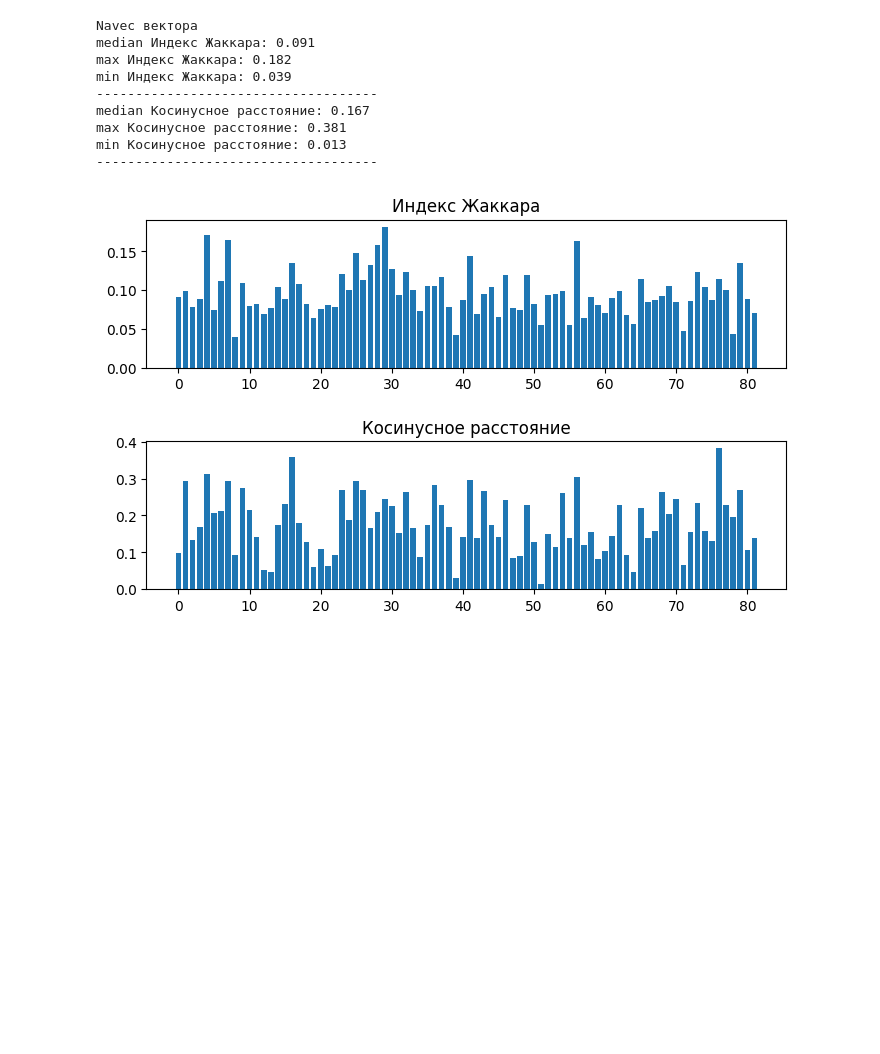
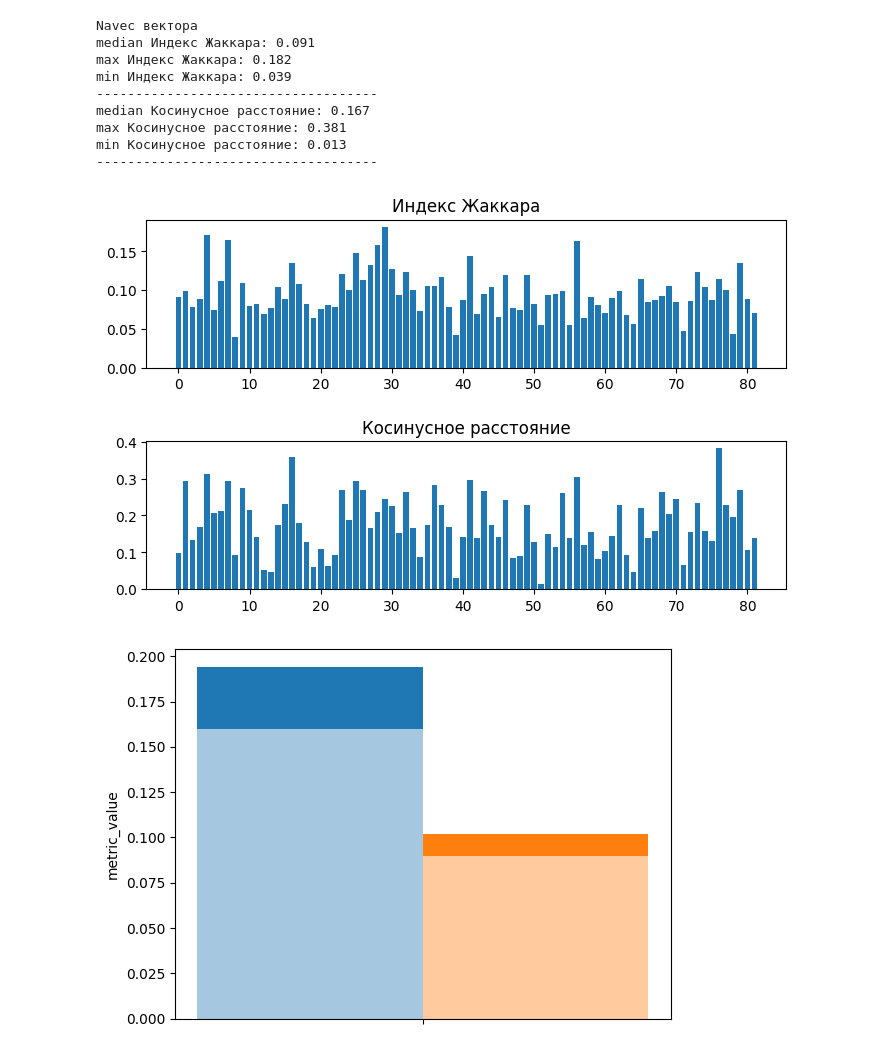
Before and after one commit to okulovsky/grammar_ru, a Jupyter notebook: retell/test_word2vec.ipynb, the cells around one changed output. Drawn from its saved outputs; the diff is of its cells as text; code cells hidden in the pictures; blank space fills up the shorter version.

```diff
--- a/retell/test_word2vec.ipynb
+++ b/retell/test_word2vec.ipynb
@@ -58,14 +61,16 @@ min Косинусное расстояние: 0.028
 # %%
 print("Navec вектора")
 show_statistics_and_bar(navec_jaccard_sim,navec_cos_sim)
+plot_confint(navec_jaccard_sim,navec_cos_sim)
 # %% [output]
 Navec вектора
 median Индекс Жаккара: 0.091
 max Индекс Жаккара: 0.182
 min Индекс Жаккара: 0.039
 ------------------------------------
 median Косинусное расстояние: 0.167
 max Косинусное расстояние: 0.381
 min Косинусное расстояние: 0.013
 ------------------------------------
 [figure]
+[figure, added]
```
Also changed, not shown: parts of 2 cells of this notebook, 2 other files.
